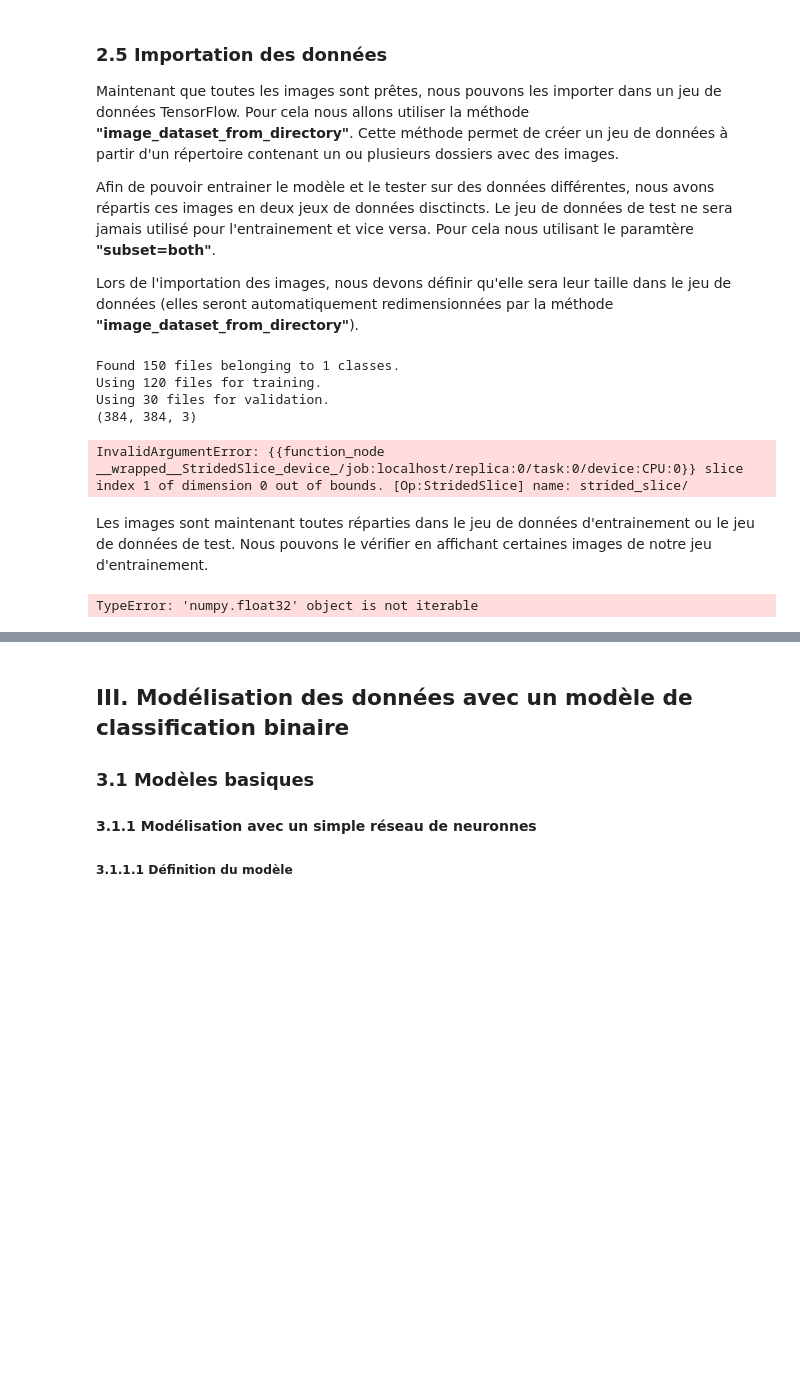
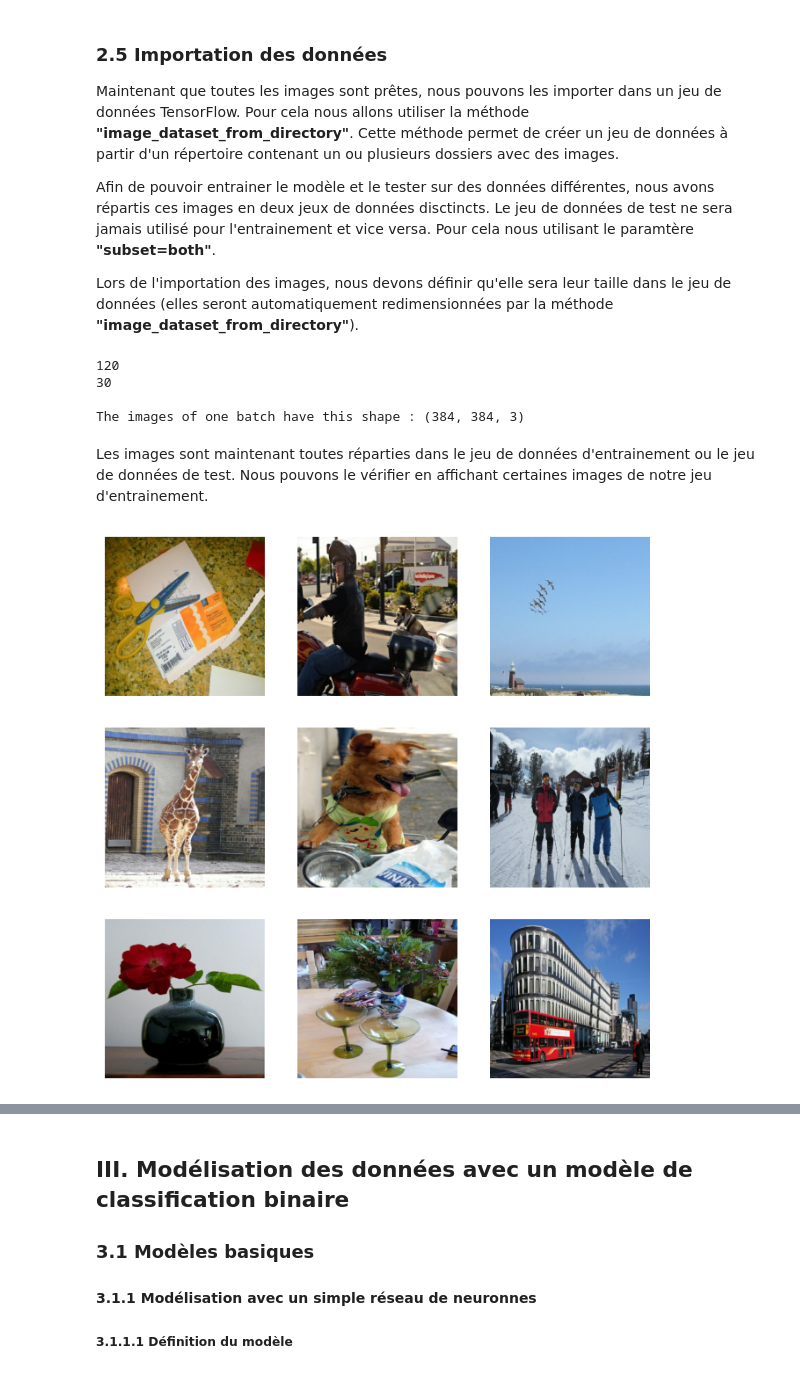
Before and after one commit to Xavier-Labarbe/leyenda, a Jupyter notebook: Projet/leyenda_l2.ipynb, the cells around one changed output, grey strips where cells are left out. Saved outputs shown, nothing was run; the diff lists cells and outputs as text; code cells hidden in the pictures; blank space fills up the shorter version.

```diff
--- a/Projet/leyenda_l2.ipynb
+++ b/Projet/leyenda_l2.ipynb
@@ -127,19 +129,24 @@ Il manque maintenant une dernière étape avant d'importer ces données dans un
 # %%
 # --- Definition of variables --- #
 
+dataset = []
 allow_search_for_corrupted = True # Boolean : 'True' will search for corrupted images and 'False' will prevent it.
 
 # --- Algorithm for searching corrupted images and rotating images --- #
 
 if allow_search_for_corrupted: # If the search of corrupted images is on True
-    img_paths = glob.glob(os.path.join(r"/tf/Datasets/Extracted",'*/*.*')) # Retrieve the list of path for all images
+    img_paths = glob.glob(os.path.join(r"C:\Users\axelb\Desktop\Projet DS\Datasets_l2\Extracted",'*/*.*')) # Retrieve the list of path for all images
     for image_path in img_paths: # For all images
         try:
             # Read the image with TensorFlow and transform it in an array
-            decoded_img = tf.io.decode_image(tf.io.read_file(image_path))
+            decoded_img = tf.io.decode_jpeg(tf.io.read_file(image_path), channels = 3)
+            resized_img = tf.image.resize(decoded_img, (384,384))
+            dataset.append(resized_img)
         except tf.errors.InvalidArgumentError as e: # If there is an error when opening an image
             print(f"{red}ERROR : Dropping the file at {image_path} because it can't be open...")
             os.remove(image_path) # We remove the image from the dataset
     print(f"{default}All the images has been analysed")
+
+print(len(dataset))
 # %% [output]
 All the images has been analysed
@@ -153,41 +161,58 @@ Afin de pouvoir entrainer le modèle et le tester sur des données différentes,
 Lors de l'importation des images, nous devons définir qu'elle sera leur taille dans le jeu de données (elles seront automatiquement redimensionnées par la méthode **"image_dataset_from_directory"**).
 # %%
 # --- Algorithm for creating a tensorflow dataset from images --- #
+train_set, test_set = train_test_split(dataset, test_size=0.2, shuffle=True, random_state=10)
+train_set = np.array(train_set).astype('float32') / 255.
+test_set = np.array(test_set).astype('float32') / 255.
+
+#train_set = np.reshape(train_set, (len(train_set), 16,16,3))
+#test_set = np.reshape(test_set, (len(test_set), 16,16,3))
+#train_set = tf.convert_to_tensor(train_set)
+#test_set = tf.convert_to_tensor(test_set)
+#print(train_set.shape)
+
+
+
+#train_set, test_set = train_test_split(dataset, test_size=0.2, shuffle=True, random_state=10)
+#train_set = np.array(train_set).astype('float32') / 255.
+#test_set = np.array(test_set).astype('float32') / 255.
+
+
+#train_set = np.array([x.flatten() for x in np.array(train_set)]).astype("float32") / 255.
+#test_set = np.array([x.flatten() for x in np.array(test_set)]).astype("float32") / 255.
+#train_set = np.reshape(train_set, (len(train_set), 384, 384, 3))
+#test_set = np.reshape(test_set, (len(test_set), 384, 384, 3))
+
+print(len(train_set))
+print(len(test_set))
+
 
 # Create a training set and a test set of images from a directory
-train_set, test_set = tf.keras.preprocessing.image_dataset_from_directory(
-    extracted_datasets_path,  # Specify the directory where the images are located
-    validation_split = 0.2,  # Use 20% of the images for the test set
-    seed = 10, # Set a random seed for reproducibility
-    image_size = (384,384), # Resize the images
-    batch_size=1, # Include 64 images in each batch
-    subset = "both" # Include both the training and test sets in the returned dataset
-)
+#train_set, test_set = tf.keras.preprocessing.image_dataset_from_directory(
+   #extracted_datasets_path,  # Specify the directory where the images are located
+    #validation_split = 0.2,  # Use 20% of the images for the test set
+    #seed = 10, # Set a random seed for reproducibility
+    #image_size = (384,384), # Resize the images
+    #batch_size=1, # Include 64 images in each batch
+    #subset = "both" # Include both the training and test sets in the returned dataset
+#)
 
-for images, labels in train_set: # Iterate over the training set
-    print(images[0].shape)
-    train_set = np.array([images[i] for i in range (120)])
-    test_set = np.array(images[120:150])
+for images in train_set: # Iterate over the training set
     print(f"\nThe images of one batch have this shape : {images.shape}")
-    print(f"The labels of one batch have this shape : {labels.shape}")
     break # Terminate the loop after the first iteration
-print(train_set)
-print(test_set.shape)
 # %% [output]
-Found 150 files belonging to 1 classes.
-Using 120 files for training.
-Using 30 files for validation.
-(384, 384, 3)
+120
+30
+
+The images of one batch have this shape : (384, 384, 3)
-InvalidArgumentError: {{function_node __wrapped__StridedSlice_device_/job:localhost/replica:0/task:0/device:CPU:0}} slice index 1 of dimension 0 out of bounds. [Op:StridedSlice] name: strided_slice/
 # %% [markdown]
 Les images sont maintenant toutes réparties dans le jeu de données d'entrainement ou le jeu de données de test. Nous pouvons le vérifier en affichant certaines images de notre jeu d'entrainement.
 # %%
 plt.figure(figsize=(8, 8)) # Create drawing figure with size 8x8
-for images, labels in train_set.take(1): # Loop over first batch of images and labels in the training set
-    for i in range(9): # Loop over each image in the batch
-        ax = plt.subplot(3, 3, i+1) # Add subplot to the drawing figure for the image
-        plt.imshow(images[i].numpy().astype("uint8")) # Display image using Matplotlib's imshow function
-        plt.axis("off") # Turn off image axes
+for i in range(9): # Loop over each image in the batch
+    ax = plt.subplot(3, 3, i+1) # Add subplot to the drawing figure for the image
+    plt.imshow(train_set[i]) # Display image using Matplotlib's imshow function
+    plt.axis("off") # Turn off image axes
 plt.show() # Display the drawing
 # %% [output]
-TypeError: 'numpy.float32' object is not iterable
+[figure, added]
```
Also changed, not shown: parts of 22 cells of this notebook, 3 other files.
